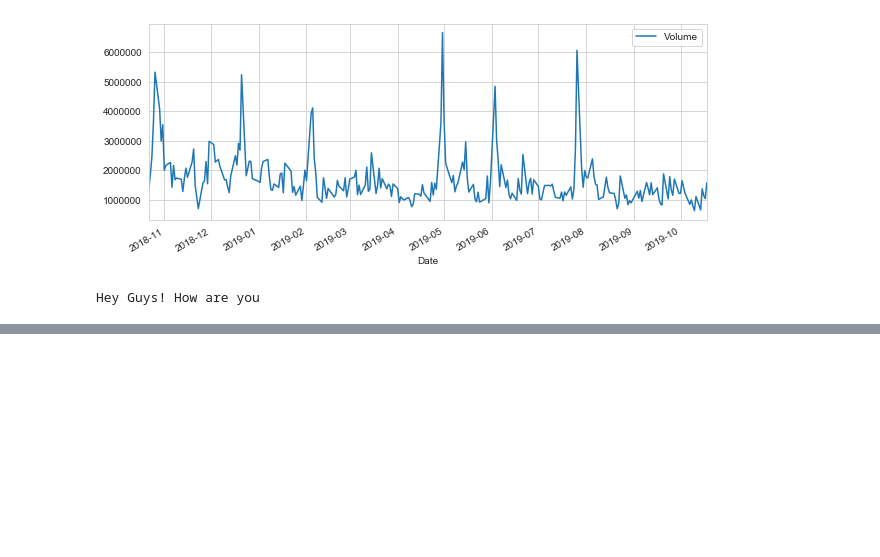
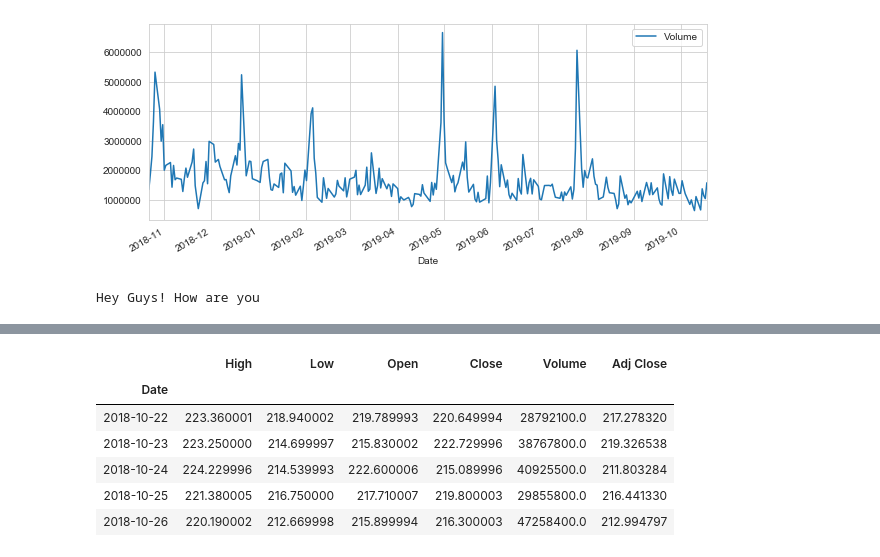
Before and after one commit to aditya0697/Stock_Market_Analysis_and_Prediction, a Jupyter notebook: Stock_Market_Analysis_and_Prediction.ipynb, the cells around one changed output, grey strips where cells are left out. Drawn from its saved outputs; the diff is of its cells as text; code cells hidden in the pictures; blank space fills up the shorter version.

```diff
--- a/Stock_Market_Analysis_and_Prediction.ipynb
+++ b/Stock_Market_Analysis_and_Prediction.ipynb
@@ -74,0 +72,10 @@ ss
+# %%
+AAPL.head()
+# %% [output]
+|  | High | Low | Open | Close | Volume | Adj Close |
+| Date |  |  |  |  |  |  |
+| 2018-10-22 | 223.360001 | 218.940002 | 219.789993 | 220.649994 | 28792100.0 | 217.278320 |
+| 2018-10-23 | 223.250000 | 214.699997 | 215.830002 | 222.729996 | 38767800.0 | 219.326538 |
+| 2018-10-24 | 224.229996 | 214.539993 | 222.600006 | 215.089996 | 40925500.0 | 211.803284 |
+| 2018-10-25 | 221.380005 | 216.750000 | 217.710007 | 219.800003 | 29855800.0 | 216.441330 |
+| 2018-10-26 | 220.190002 | 212.669998 | 215.899994 | 216.300003 | 47258400.0 | 212.994797 |
```
Also changed, not shown: parts of 1 cell of this notebook.
